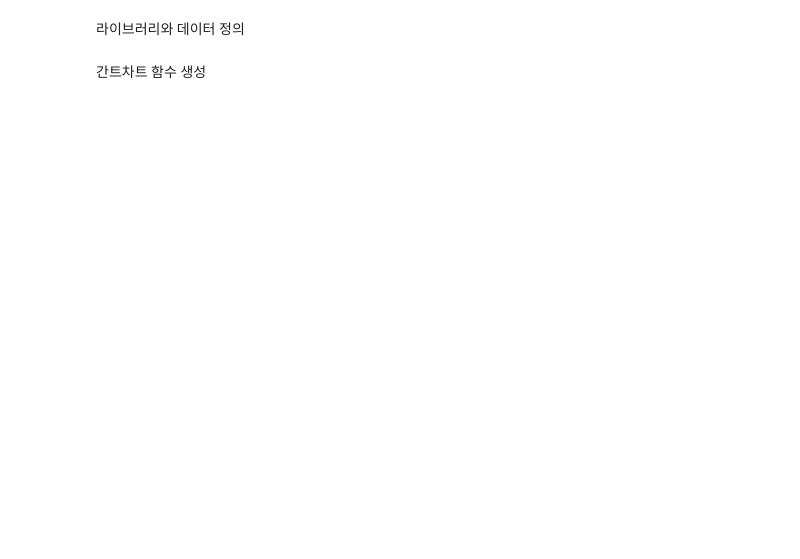
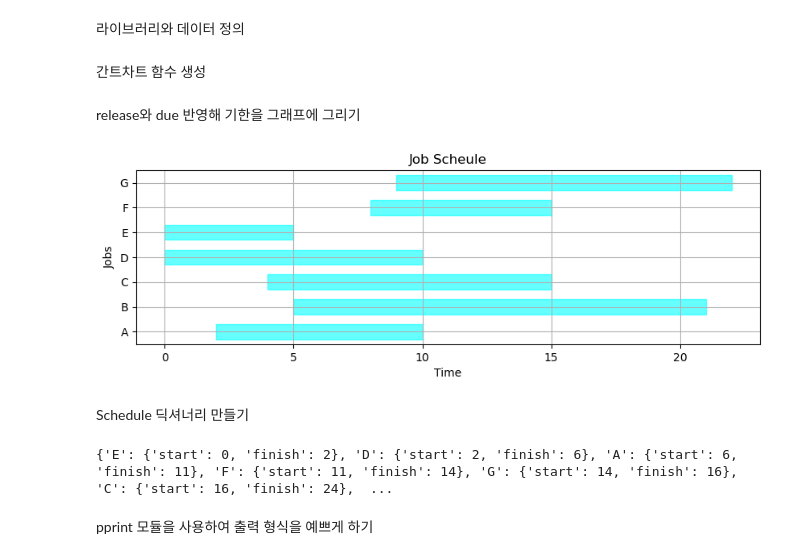
Before and after one commit to ppvid/Optimization_Pyomo, a Jupyter notebook: 간트차트.ipynb, the cells around one changed output. Cells and saved outputs as stored; diff of their text form; code cells hidden in the pictures; blank space fills up the shorter version.

```diff
--- a/간트차트.ipynb
+++ b/간트차트.ipynb
@@ -15,21 +15,49 @@ JOBS={
 }
 # %% [markdown]
 간트차트 함수 생성
+# %% [markdown]
+release와 due 반영해 기한을 그래프에 그리기
 # %%
-def gantt(JOBS,SCHEDULE={}):
+def gantt(JOBS):
     bw=0.3 #bar width 설정
-    plt.figure(figsize=(10,0,4*(len(JOBS.keys())))) #그래프 크기 정하기
+    plt.figure(figsize=(10,0.4*(len(JOBS.keys())))) #그래프 크기 정하기
 
     idx=0
     for j in sorted(JOBS.keys()):
         x=JOBS[j]['release']
         y=JOBS[j]['due']
         plt.fill_between([x,y],[idx-bw,idx-bw],[idx+bw,idx+bw],color='cyan',alpha=0.6)
 
-        if j in SCHEDULE.keys():
-            x=SCHEDULE[j]['start']
-            y=SCHEDULE[j]['finish']
-            plt.fill_between([x,y],[idx-bw,idx-bw],[idx+bw,idx+bw],color='red',alpha=0.5)
-            plt.plot([x,y,y,x,x],[idx-bw,idx-bw,idx+bw,idx+bw,idx-bw],color='k')
-            #plt.text(x축 위치,y축 위치,text)
-            plt.text((SCHEDULE[j]['start']+SCHEDULE[j]['finish'])/2.0,idx,'Job'+j,color='white',weight='bold')
+        idx+=1
+    plt.ylim(-0.5,idx-0.5)
+    plt.title('Job Scheule')
+    plt.xlabel('Time')
+    plt.ylabel('Jobs')
+    plt.yticks(range(len(JOBS)),JOBS.keys())
+    plt.grid()
+
+gantt(JOBS)
+# %% [output]
+[figure, added]
+# %% [markdown]
+Schedule 딕셔너리 만들기
+# %%
+def schedule(JOBS,order=sorted(JOBS.keys())):
+    #작업의 order을 입력받아 dictionary 작업의 일정을 생성하는 함수
+    SCHEDULE={}
+    start=0
+    finish=0
+    for job in order:
+        #작업의 시작시간과 종료시간을 계산
+        #작업의 시작시간은 작업의 release 시간과 이전 작업의 종료시간 중 큰 값
+        start=max(JOBS[job]['release'],finish)
+        #작업의 종료시간은 시작시간에 작업의 duration을 더한 값
+        finish=start+JOBS[job]['duration']
+        SCHEDULE[job]={'start':start,'finish':finish}
+    return SCHEDULE
+SCHEDULE=schedule(JOBS,['E','D','A','F','G','C','B'])
+print(SCHEDULE)
+# %% [output]
+{'E': {'start': 0, 'finish': 2}, 'D': {'start': 2, 'finish': 6}, 'A': {'start': 6, 'finish': 11}, 'F': {'start': 11, 'finish': 14}, 'G': {'start': 14, 'finish': 16}, 'C': {'start': 16, 'finish': 24},  ...
+# %% [markdown]
+pprint 모듈을 사용하여 출력 형식을 예쁘게 하기
```
Also changed, not shown: parts of 6 cells of this notebook.
